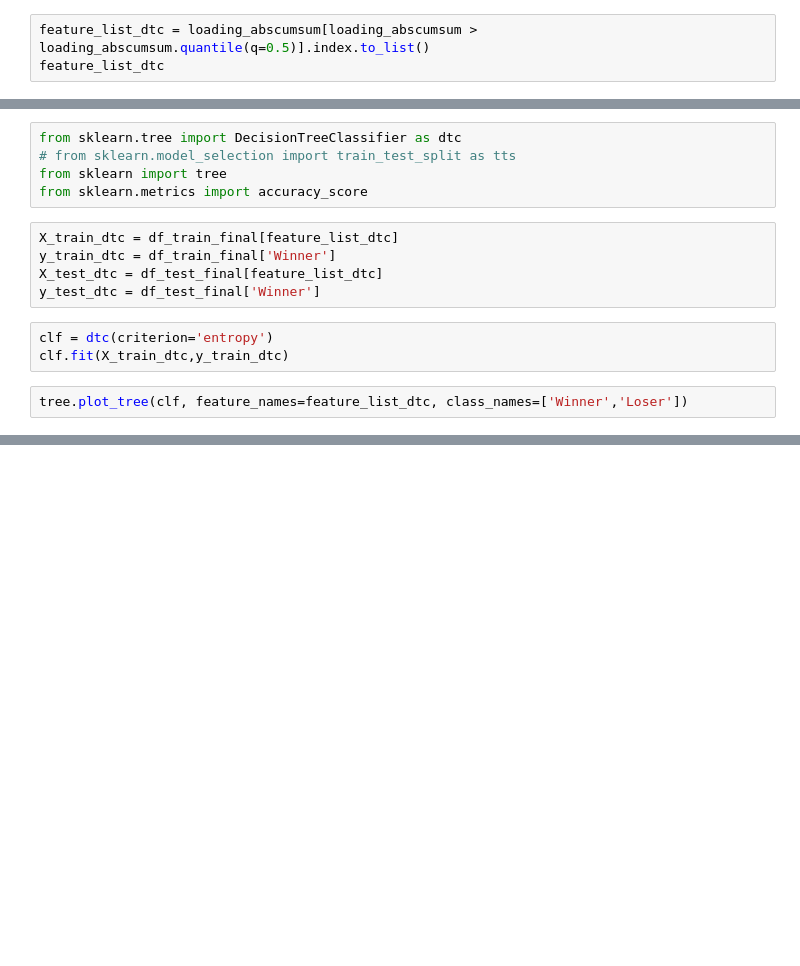
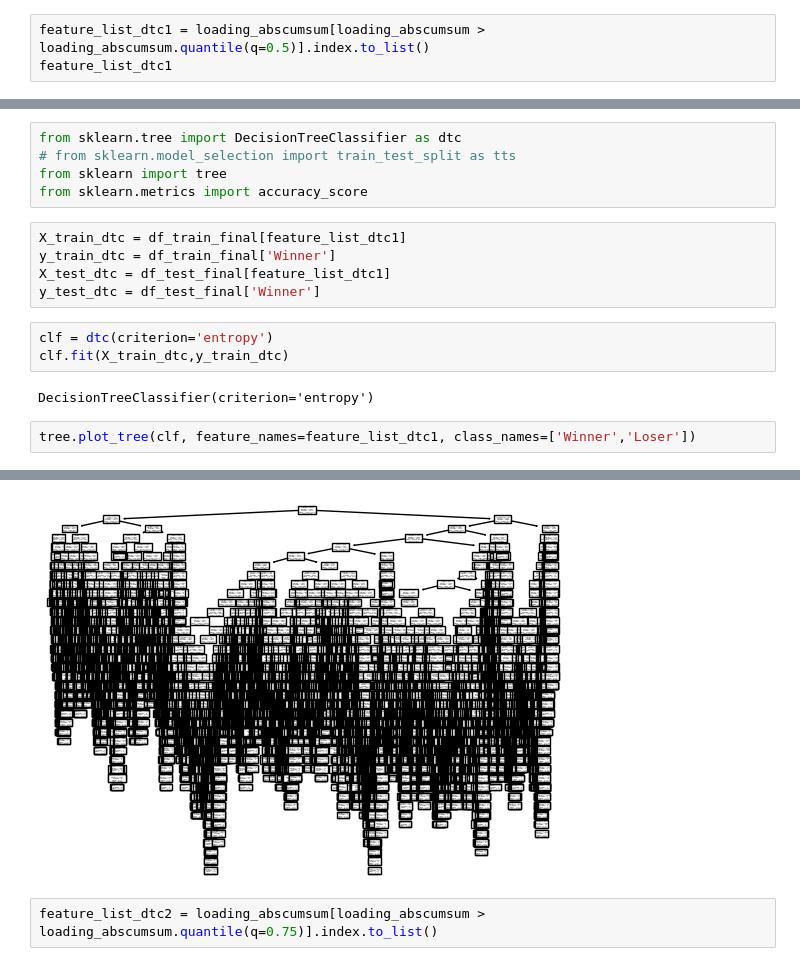
Before and after one commit to Pratik-Chaudhari-ggc/GT-Hacklytics, a Jupyter notebook: notebooks/dtc-notebook.ipynb, the cells around one changed output, grey strips where cells are left out. Saved outputs shown, nothing was run; the diff lists cells and outputs as text; blank space fills up the shorter version.

```diff
--- a/notebooks/dtc-notebook.ipynb
+++ b/notebooks/dtc-notebook.ipynb
@@ -71,3 +121,3 @@ loading_abscumsum.plot.barh()
 # %%
-feature_list_dtc = loading_abscumsum[loading_abscumsum > loading_abscumsum.quantile(q=0.5)].index.to_list()
-feature_list_dtc
+feature_list_dtc1 = loading_abscumsum[loading_abscumsum > loading_abscumsum.quantile(q=0.5)].index.to_list()
+feature_list_dtc1
@@ -79,12 +140,15 @@ from sklearn.tree import DecisionTreeClassifier as dtc
 from sklearn import tree
 from sklearn.metrics import accuracy_score
 # %%
-X_train_dtc = df_train_final[feature_list_dtc]
+X_train_dtc = df_train_final[feature_list_dtc1]
 y_train_dtc = df_train_final['Winner']
-X_test_dtc = df_test_final[feature_list_dtc]
+X_test_dtc = df_test_final[feature_list_dtc1]
 y_test_dtc = df_test_final['Winner']
 # %%
 clf = dtc(criterion='entropy')
 clf.fit(X_train_dtc,y_train_dtc)
+# %% [output]
+DecisionTreeClassifier(criterion='entropy')
 # %%
-tree.plot_tree(clf, feature_names=feature_list_dtc, class_names=['Winner','Loser'])
+tree.plot_tree(clf, feature_names=feature_list_dtc1, class_names=['Winner','Loser'])
+# %% [output]
@@ -90,0 +172,3 @@ tree.plot_tree(clf, feature_names=feature_list_dtc, class_names=['Winner','Loser
+[figure, added]
+# %%
+feature_list_dtc2 = loading_abscumsum[loading_abscumsum > loading_abscumsum.quantile(q=0.75)].index.to_list()
```
Also changed, not shown: parts of 13 cells of this notebook.
